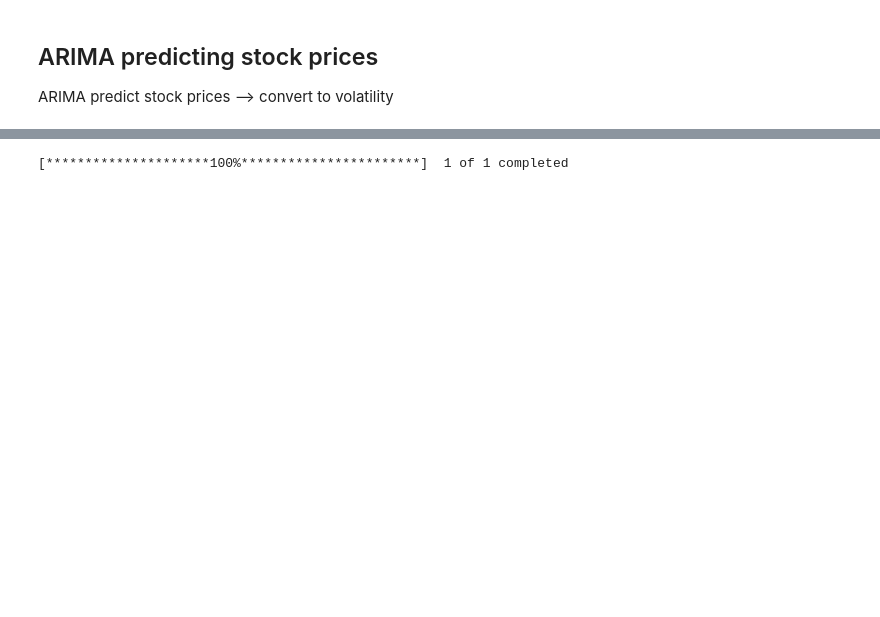
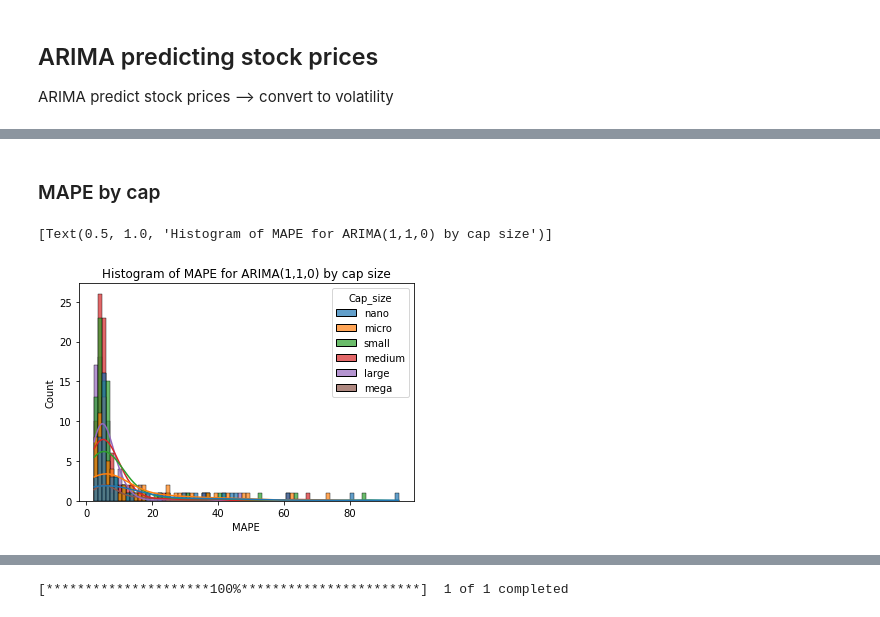
Before and after one commit to yiwen1996/DSGA1018TimeSeries, a Jupyter notebook: ARIMA.ipynb, the cells around one changed output, grey strips where cells are left out. Saved outputs shown, nothing was run; the diff lists cells and outputs as text; code cells hidden in the pictures; blank space fills up the shorter version.

```diff
--- a/ARIMA.ipynb
+++ b/ARIMA.ipynb
@@ -144,0 +99,34 @@ TypeError: 'int' object is not iterable
+# %%
+data_dict = {}
+for cap in cap_list:
+    a_file = open("processed_data/{}_train.pkl".format(cap), "rb")
+    output = pickle.load(a_file)
+    data_dict[cap] = list(output.keys())
+# %%
+metrics_df_concat = pd.DataFrame()
+
+start_date="2018-01-01"
+end_date="2021-12-31"
+cut_date = '2021-01-01'
+
+for cap in cap_list:
+    result_metric_dict = {}
+    for stock_ticker in data_dict[cap]:
+        print(stock_ticker)
+        if stock_ticker not in ['BBLG']:
+            stock_data = yf.download(stock_ticker, start=start_date, end=end_date,progress=False).reset_index().dropna()
+            stock_data.drop(stock_data.columns[[1, 2, 3, 5, 6]], axis=1, inplace=True)
+            train_data, test_data = stock_data[stock_data.Date<cut_date],stock_data[stock_data.Date>=cut_date]
+
+            model_input = train_data.dropna()
+            actual_values = test_data.dropna()
+
+            prediction = arima_prediction(model_input, actual_values)
+
+            true_values = np.diff(np.array(actual_values.Close)) / np.array(actual_values.Close)[1:]
+            result_metric_dict[stock_ticker] = evaluation_metrics(true_values,prediction)
+
+    metrics_df = pd.DataFrame(result_metric_dict).T
+    metrics_df['Cap_size'] = cap
+
+    metrics_df_concat = metrics_df_concat.append(metrics_df)
@@ -144,0 +188,2 @@ TypeError: 'int' object is not iterable
+# %% [markdown]
+### MAPE by cap
@@ -144,0 +203,13 @@ TypeError: 'int' object is not iterable
+# %%
+metrics_df_concat_truncated = metrics_df_concat[metrics_df_concat['MAPE']<100]
+metrics_df_concat_truncated = metrics_df_concat_truncated[metrics_df_concat_truncated['MSE']<5]
+# %%
+sns.histplot(data = metrics_df_concat_truncated
+            ,x = 'MAPE'
+            ,alpha = .7
+            ,hue = 'Cap_size'
+            ,kde=True
+            ).set(title='Histogram of MAPE for ARIMA(1,1,0) by cap size')
+# %% [output]
+[Text(0.5, 1.0, 'Histogram of MAPE for ARIMA(1,1,0) by cap size')]
+[figure, added]
```
Also changed, not shown: parts of 45 cells of this notebook.
